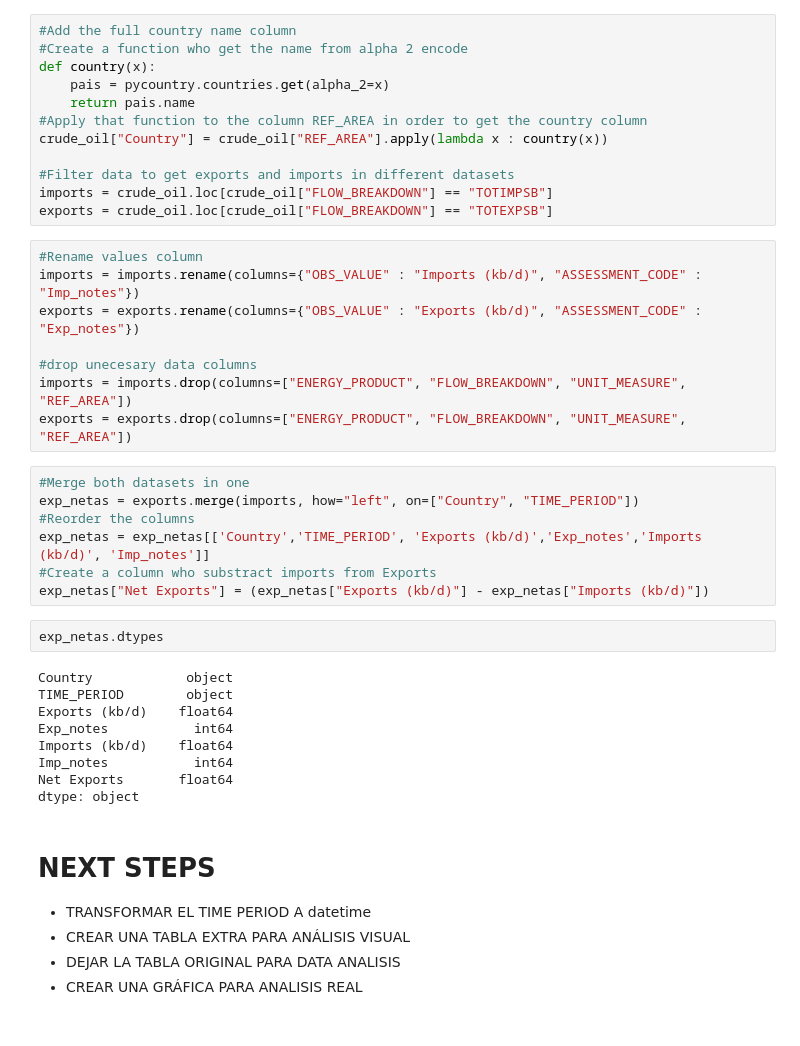
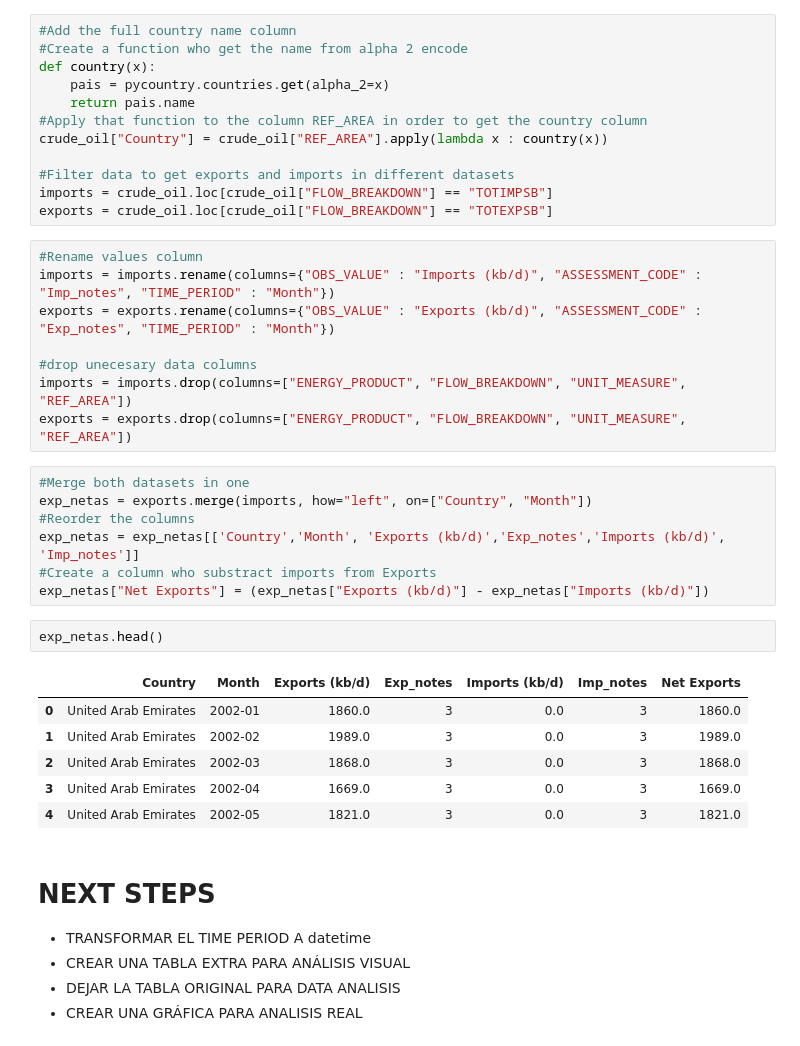
Before and after one commit to DenebAguirre/PetroleoArellanes, a Jupyter notebook: Notebooks/Exp_netas_mensuales.ipynb, the cells around one changed output. Cells and saved outputs as stored; diff of their text form.

```diff
--- a/Notebooks/Exp_netas_mensuales.ipynb
+++ b/Notebooks/Exp_netas_mensuales.ipynb
@@ -93,30 +85,28 @@ imports = crude_oil.loc[crude_oil["FLOW_BREAKDOWN"] == "TOTIMPSB"]
 exports = crude_oil.loc[crude_oil["FLOW_BREAKDOWN"] == "TOTEXPSB"]
 # %%
 #Rename values column
-imports = imports.rename(columns={"OBS_VALUE" : "Imports (kb/d)", "ASSESSMENT_CODE" : "Imp_notes"})
-exports = exports.rename(columns={"OBS_VALUE" : "Exports (kb/d)", "ASSESSMENT_CODE" : "Exp_notes"})
+imports = imports.rename(columns={"OBS_VALUE" : "Imports (kb/d)", "ASSESSMENT_CODE" : "Imp_notes", "TIME_PERIOD" : "Month"})
+exports = exports.rename(columns={"OBS_VALUE" : "Exports (kb/d)", "ASSESSMENT_CODE" : "Exp_notes", "TIME_PERIOD" : "Month"})
 
 #drop unecesary data columns
 imports = imports.drop(columns=["ENERGY_PRODUCT", "FLOW_BREAKDOWN", "UNIT_MEASURE", "REF_AREA"])
 exports = exports.drop(columns=["ENERGY_PRODUCT", "FLOW_BREAKDOWN", "UNIT_MEASURE", "REF_AREA"])
 # %%
 #Merge both datasets in one
-exp_netas = exports.merge(imports, how="left", on=["Country", "TIME_PERIOD"])
+exp_netas = exports.merge(imports, how="left", on=["Country", "Month"])
 #Reorder the columns
-exp_netas = exp_netas[['Country','TIME_PERIOD', 'Exports (kb/d)','Exp_notes','Imports (kb/d)', 'Imp_notes']]
+exp_netas = exp_netas[['Country','Month', 'Exports (kb/d)','Exp_notes','Imports (kb/d)', 'Imp_notes']]
 #Create a column who substract imports from Exports
 exp_netas["Net Exports"] = (exp_netas["Exports (kb/d)"] - exp_netas["Imports (kb/d)"])
 # %%
-exp_netas.dtypes
+exp_netas.head()
 # %% [output]
-Country            object
-TIME_PERIOD        object
-Exports (kb/d)    float64
-Exp_notes           int64
-Imports (kb/d)    float64
-Imp_notes           int64
-Net Exports       float64
-dtype: object
+|  | Country | Month | Exports (kb/d) | Exp_notes | Imports (kb/d) | Imp_notes | Net Exports |
+| 0 | United Arab Emirates | 2002-01 | 1860.0 | 3 | 0.0 | 3 | 1860.0 |
+| 1 | United Arab Emirates | 2002-02 | 1989.0 | 3 | 0.0 | 3 | 1989.0 |
+| 2 | United Arab Emirates | 2002-03 | 1868.0 | 3 | 0.0 | 3 | 1868.0 |
+| 3 | United Arab Emirates | 2002-04 | 1669.0 | 3 | 0.0 | 3 | 1669.0 |
+| 4 | United Arab Emirates | 2002-05 | 1821.0 | 3 | 0.0 | 3 | 1821.0 |
 # %% [markdown]
 # NEXT STEPS
 - TRANSFORMAR EL TIME PERIOD A datetime
```
Also changed, not shown: parts of 4 cells of this notebook, 2 other files.
